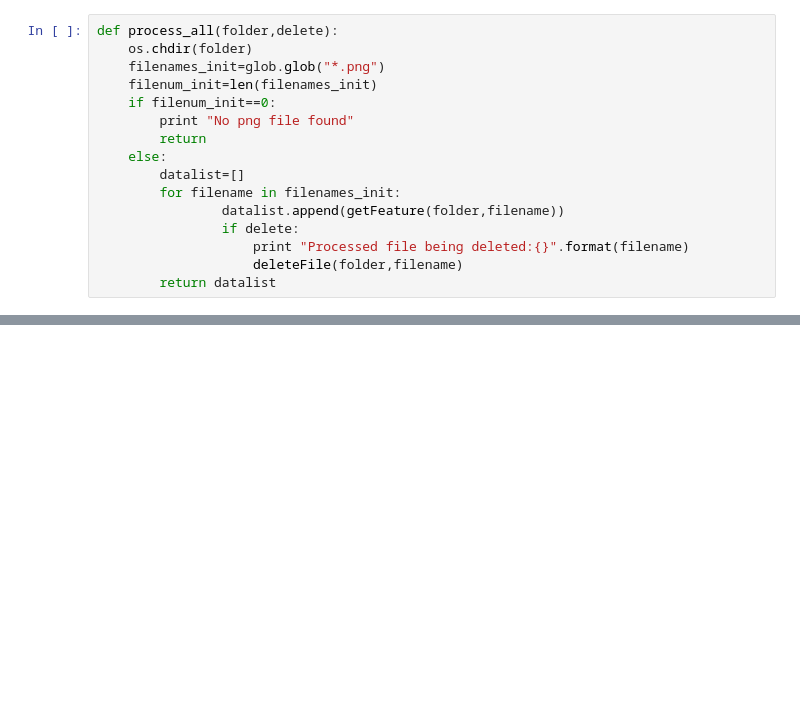
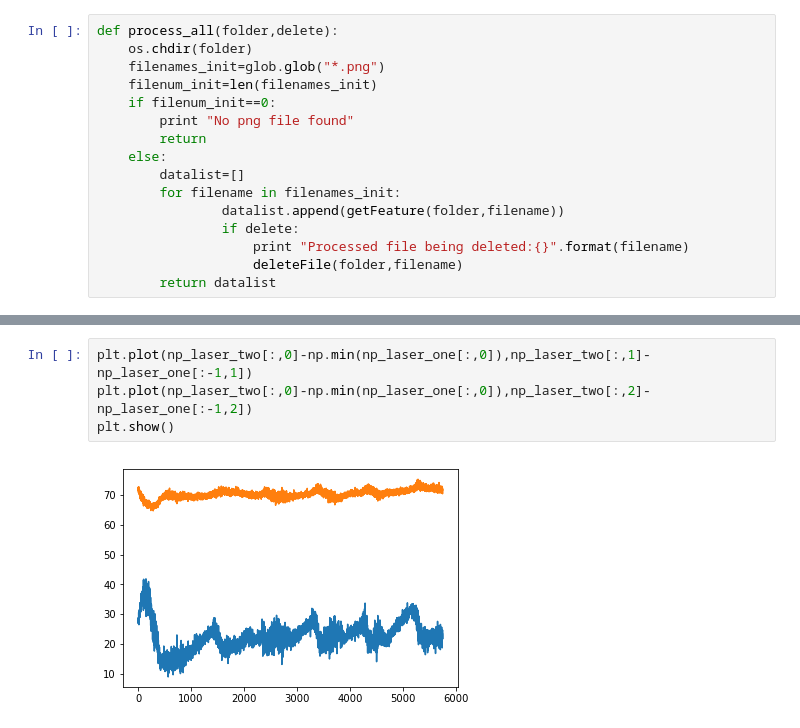
Before and after one commit to QuantumQuadrate/BlackflyControl, a Jupyter notebook: Alignment image processor.ipynb, the cells around one changed output, grey strips where cells are left out. Cells and saved outputs as stored; diff of their text form; blank space fills up the shorter version.

```diff
--- a/Alignment image processor.ipynb
+++ b/Alignment image processor.ipynb
@@ -85,0 +130,6 @@ with open('data.txt','w') as outfile:
+# %%
+plt.plot(np_laser_two[:,0]-np.min(np_laser_one[:,0]),np_laser_two[:,1]-np_laser_one[:-1,1])
+plt.plot(np_laser_two[:,0]-np.min(np_laser_one[:,0]),np_laser_two[:,2]-np_laser_one[:-1,2])
+plt.show()
+# %% [output]
+[figure, added]
```
Also changed, not shown: parts of 8 cells of this notebook, 2 other files.
